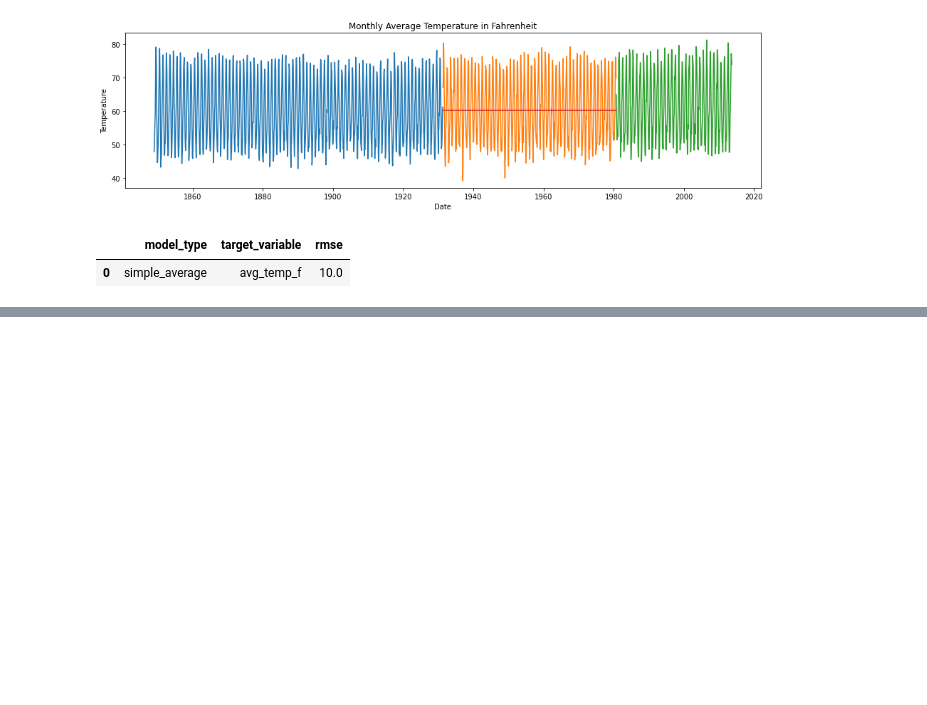
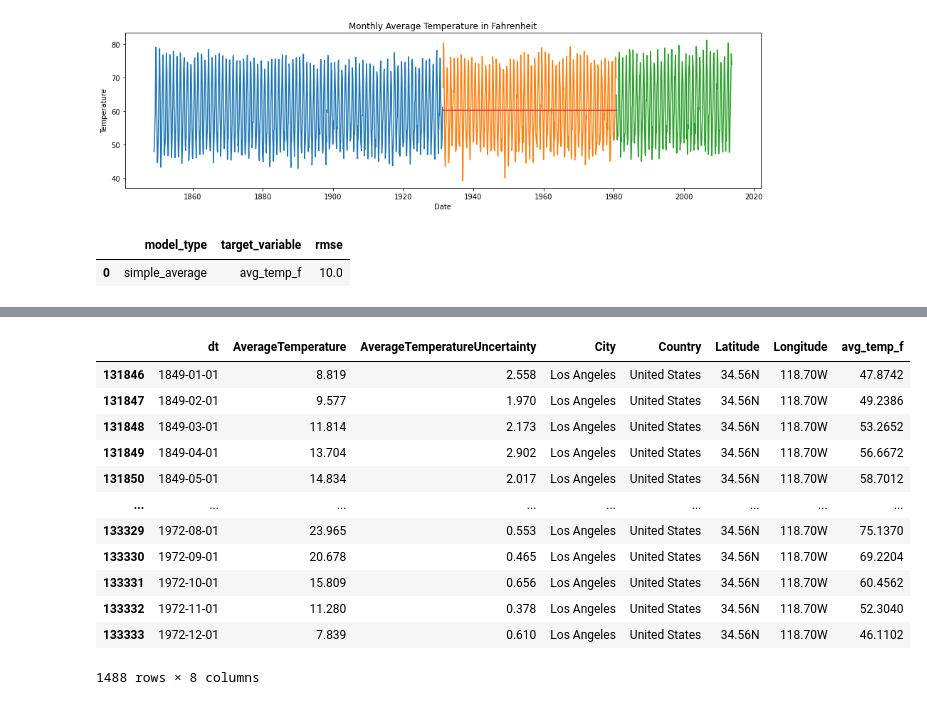
Before and after one commit to jeffakins/time_series, a Jupyter notebook: timeseries_mini_project.ipynb, the cells around one changed output, grey strips where cells are left out. Drawn from its saved outputs; the diff is of its cells as text; code cells hidden in the pictures; blank space fills up the shorter version.

```diff
--- a/timeseries_mini_project.ipynb
+++ b/timeseries_mini_project.ipynb
@@ -241,0 +267,16 @@ eval_df
+# %%
+train
+# %% [output]
+|  | dt | AverageTemperature | AverageTemperatureUncertainty | City | Country | Latitude | Longitude | avg_temp_f |
+| 131846 | 1849-01-01 | 8.819 | 2.558 | Los Angeles | United States | 34.56N | 118.70W | 47.8742 |
+| 131847 | 1849-02-01 | 9.577 | 1.970 | Los Angeles | United States | 34.56N | 118.70W | 49.2386 |
+| 131848 | 1849-03-01 | 11.814 | 2.173 | Los Angeles | United States | 34.56N | 118.70W | 53.2652 |
+| 131849 | 1849-04-01 | 13.704 | 2.902 | Los Angeles | United States | 34.56N | 118.70W | 56.6672 |
+| 131850 | 1849-05-01 | 14.834 | 2.017 | Los Angeles | United States | 34.56N | 118.70W | 58.7012 |
+| ... | ... | ... | ... | ... | ... | ... | ... | ... |
+| 133329 | 1972-08-01 | 23.965 | 0.553 | Los Angeles | United States | 34.56N | 118.70W | 75.1370 |
+| 133330 | 1972-09-01 | 20.678 | 0.465 | Los Angeles | United States | 34.56N | 118.70W | 69.2204 |
+| 133331 | 1972-10-01 | 15.809 | 0.656 | Los Angeles | United States | 34.56N | 118.70W | 60.4562 |
+| 133332 | 1972-11-01 | 11.280 | 0.378 | Los Angeles | United States | 34.56N | 118.70W | 52.3040 |
+| 133333 | 1972-12-01 | 7.839 | 0.610 | Los Angeles | United States | 34.56N | 118.70W | 46.1102 |
+1488 rows × 8 columns
```
Also changed, not shown: parts of 5 cells of this notebook.
